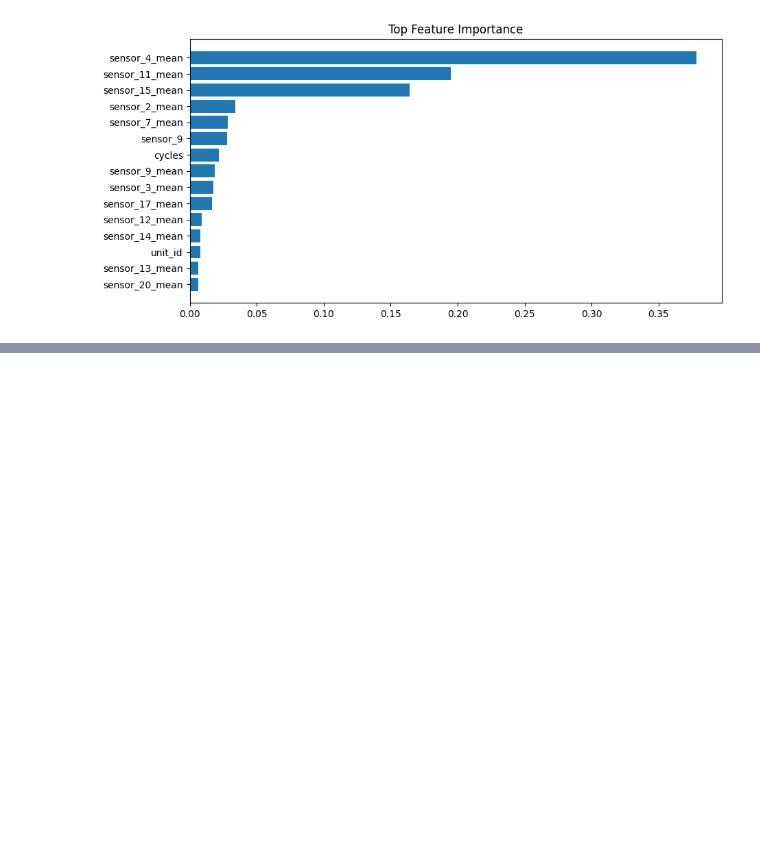
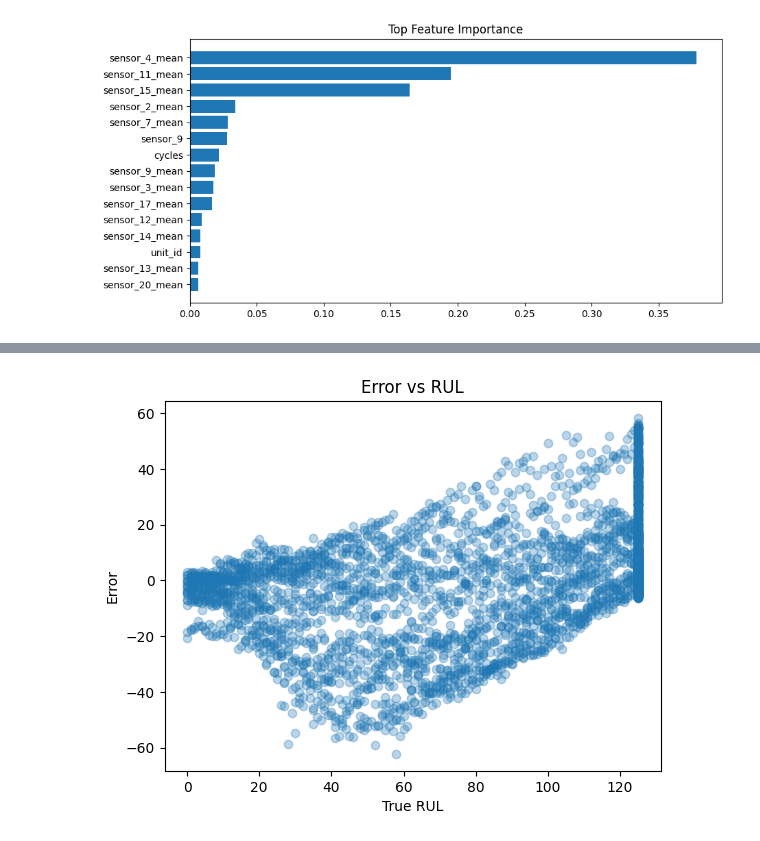
Before and after one commit to eusobergsu/predictive-maintenance-rul-turbofan, a Jupyter notebook: notebooks/01_data_loading.ipynb, the cells around one changed output, grey strips where cells are left out. Drawn from its saved outputs; the diff is of its cells as text; code cells hidden in the pictures; blank space fills up the shorter version.

```diff
--- a/notebooks/01_data_loading.ipynb
+++ b/notebooks/01_data_loading.ipynb
@@ -155,0 +180,8 @@ plt.show()
+# %%
+plt.scatter(results["y_true"], results["error"], alpha=0.3)
+plt.xlabel("True RUL")
+plt.ylabel("Error")
+plt.title("Error vs RUL")
+plt.show()
+# %% [output]
+[figure, added]
```
Also changed, not shown: parts of 4 cells of this notebook.
